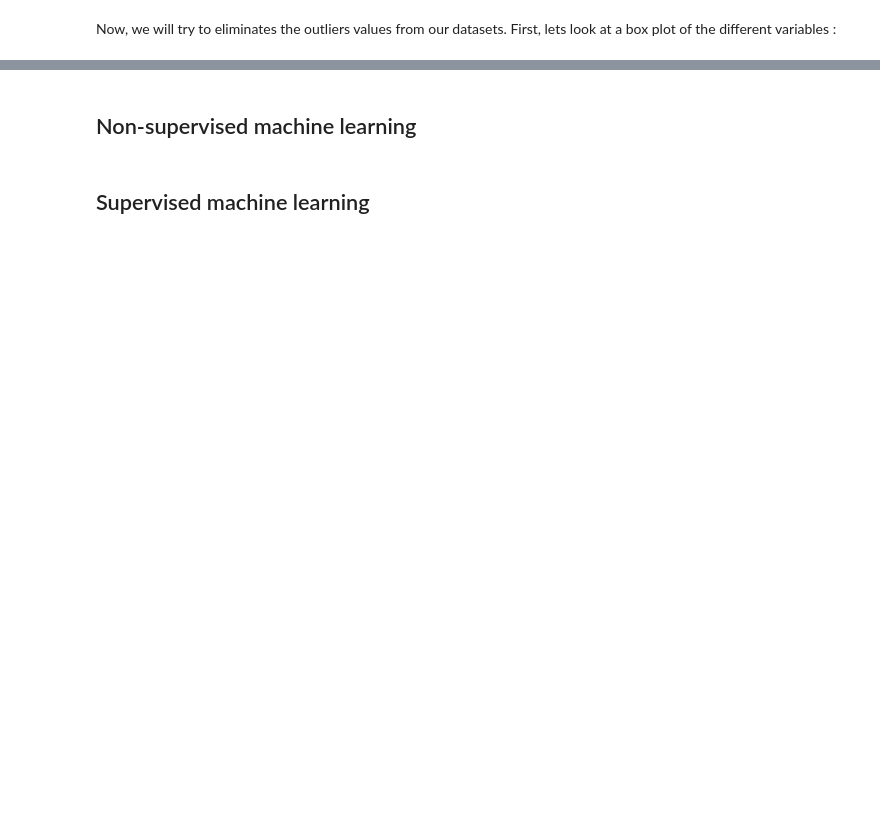
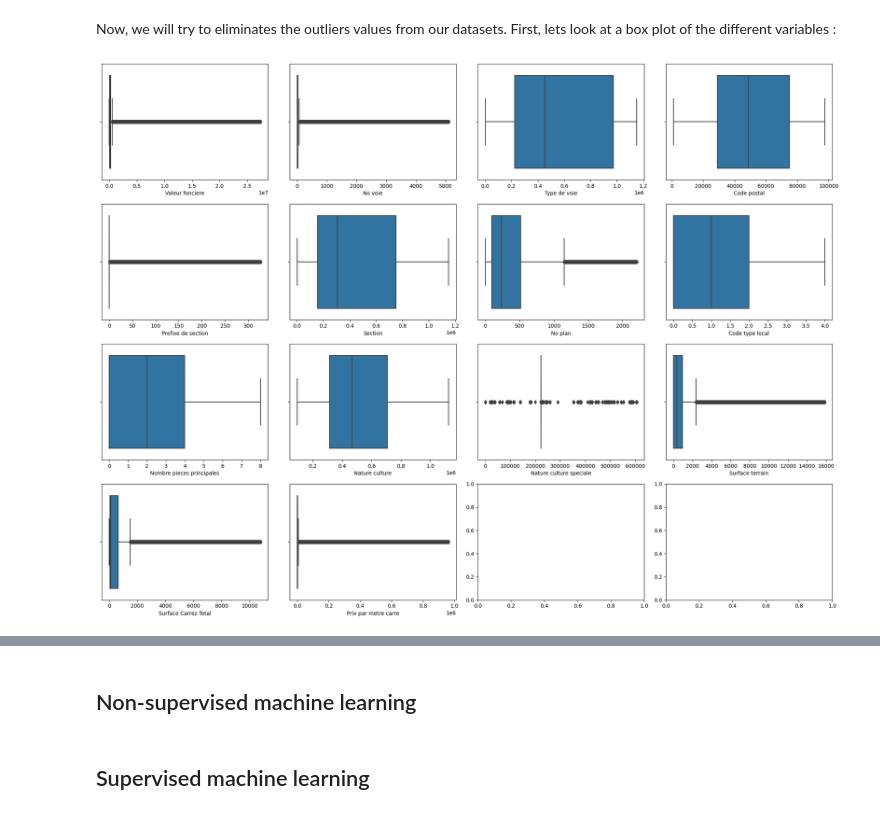
Before and after one commit to Siropteur/Mini_Project_DataScience, a Jupyter notebook: Main.ipynb, the cells around one changed output, grey strips where cells are left out. Cells and saved outputs as stored; diff of their text form; code cells hidden in the pictures; blank space fills up the shorter version.

```diff
--- a/Main.ipynb
+++ b/Main.ipynb
@@ -506,9 +520,11 @@ Now, we will try to eliminates the outliers values from our datasets. First, let
 # %%
 import seaborn as sns
 
-fig, axes = plt.subplots(5, 4, figsize=(20, 15))
+fig, axes = plt.subplots(4, 4, figsize=(20, 15))
 axes = axes.flatten()
-for i, j in enumerate(df.describe().columns):
-    sns.boxplot(x=df[j], ax=axes[i])
+for i, j in enumerate(df_ac.describe().columns):
+    sns.boxplot(x=df_ac[j], ax=axes[i])
 plt.tight_layout()
 plt.show()
+# %% [output]
+[figure, added]
```
Also changed, not shown: parts of 13 cells of this notebook.
